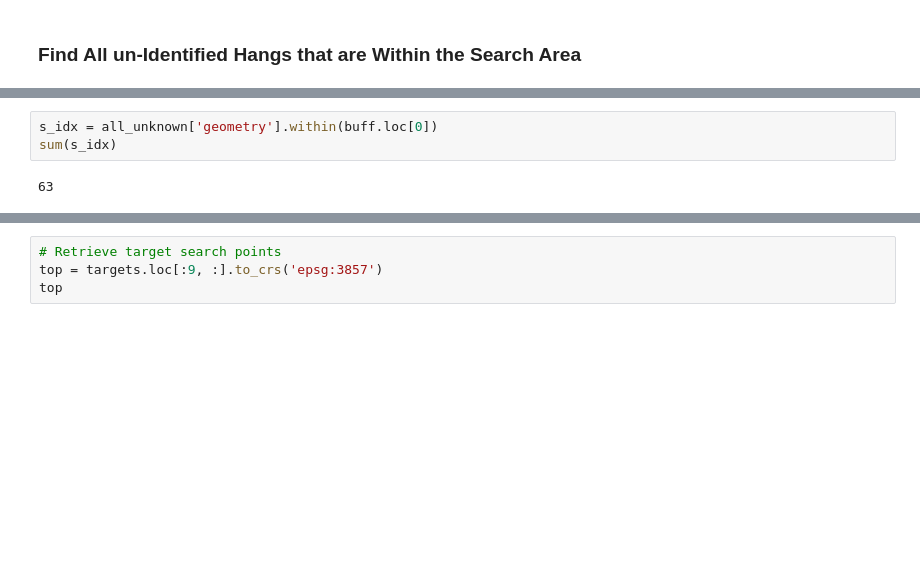
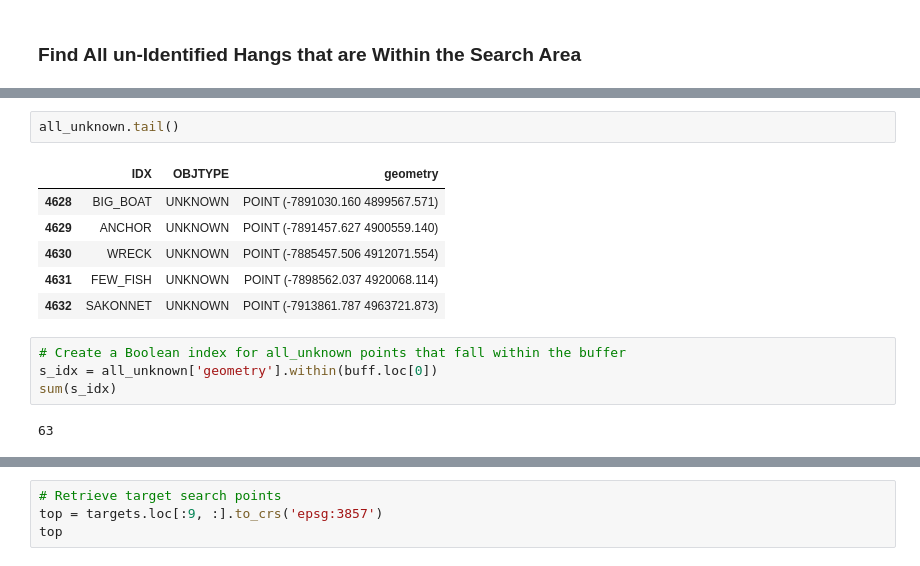
Before and after one commit to Data-Science-for-Conservation/Ocean_GIS_for_Python, a Jupyter notebook: GIS_Analysis.ipynb, the cells around one changed output, grey strips where cells are left out. Saved outputs shown, nothing was run; the diff lists cells and outputs as text; blank space fills up the shorter version.

```diff
--- a/GIS_Analysis.ipynb
+++ b/GIS_Analysis.ipynb
@@ -809,4 +805,14 @@ all_unknown.head(15)
+# %%
+all_unknown.tail()
+# %% [output]
+|  | IDX | OBJTYPE | geometry |
+| 4628 | BIG_BOAT | UNKNOWN | POINT (-7891030.160 4899567.571) |
+| 4629 | ANCHOR | UNKNOWN | POINT (-7891457.627 4900559.140) |
+| 4630 | WRECK | UNKNOWN | POINT (-7885457.506 4912071.554) |
+| 4631 | FEW_FISH | UNKNOWN | POINT (-7898562.037 4920068.114) |
+| 4632 | SAKONNET | UNKNOWN | POINT (-7913861.787 4963721.873) |
 # %%
+# Create a Boolean index for all_unknown points that fall within the buffer
 s_idx = all_unknown['geometry'].within(buff.loc[0])
 sum(s_idx)
 # %% [output]
```
Also changed, not shown: parts of 11 cells of this notebook, 4 other files.
